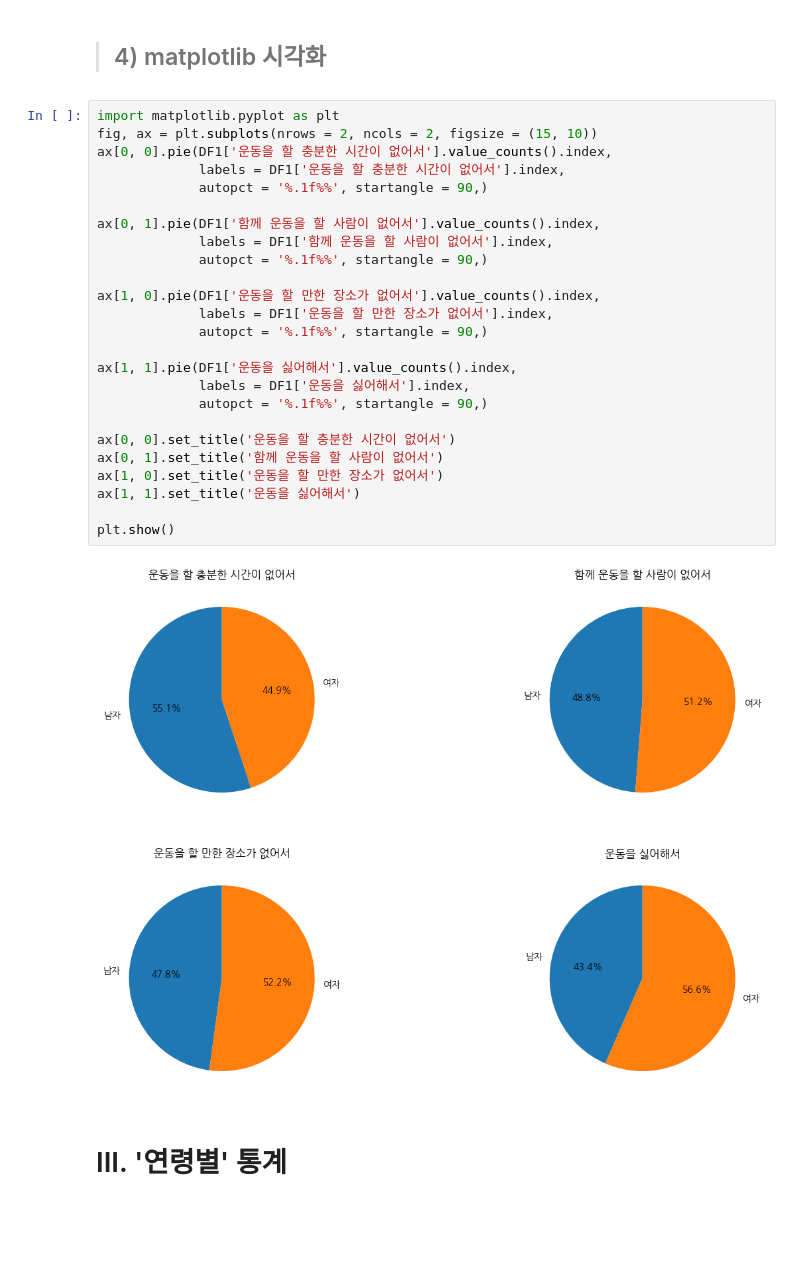
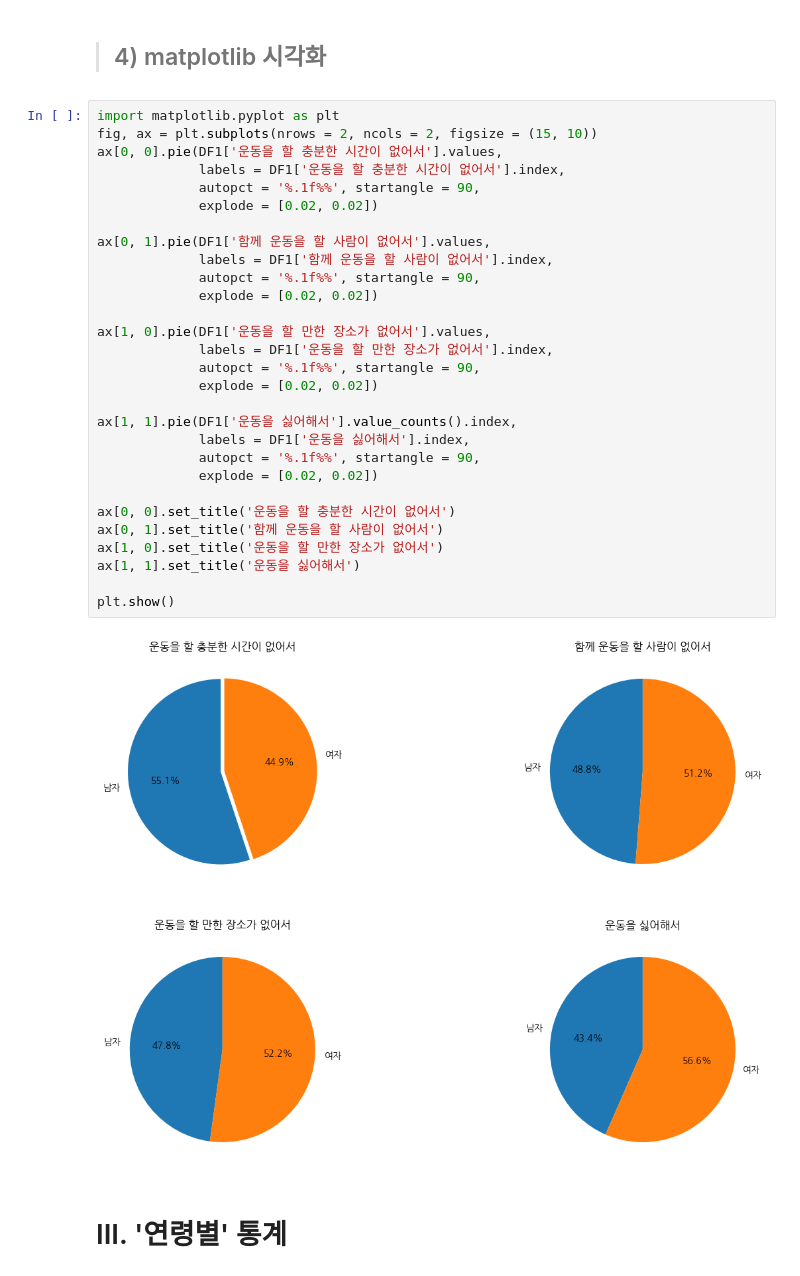
Before and after one commit to Imshyeon/2023_AI_BACKEND_AI, a Jupyter notebook: 실습과제_001_notExercise_강수현.ipynb, the cells around one changed output. Cells and saved outputs as stored; diff of their text form; blank space fills up the shorter version.

```diff
--- a/실습과제_001_notExercise_강수현.ipynb
+++ b/실습과제_001_notExercise_강수현.ipynb
@@ -221,30 +221,34 @@ DF1
 # %%
 import matplotlib.pyplot as plt
 fig, ax = plt.subplots(nrows = 2, ncols = 2, figsize = (15, 10))
-ax[0, 0].pie(DF1['운동을 할 충분한 시간이 없어서'].value_counts().index,
+ax[0, 0].pie(DF1['운동을 할 충분한 시간이 없어서'].values,
              labels = DF1['운동을 할 충분한 시간이 없어서'].index,
-             autopct = '%.1f%%', startangle = 90,)
+             autopct = '%.1f%%', startangle = 90,
+             explode = [0.02, 0.02])
 
-ax[0, 1].pie(DF1['함께 운동을 할 사람이 없어서'].value_counts().index,
+ax[0, 1].pie(DF1['함께 운동을 할 사람이 없어서'].values,
              labels = DF1['함께 운동을 할 사람이 없어서'].index,
-             autopct = '%.1f%%', startangle = 90,)
+             autopct = '%.1f%%', startangle = 90,
+             explode = [0.02, 0.02])
 
-ax[1, 0].pie(DF1['운동을 할 만한 장소가 없어서'].value_counts().index,
+ax[1, 0].pie(DF1['운동을 할 만한 장소가 없어서'].values,
              labels = DF1['운동을 할 만한 장소가 없어서'].index,
-             autopct = '%.1f%%', startangle = 90,)
+             autopct = '%.1f%%', startangle = 90,
+             explode = [0.02, 0.02])
 
 ax[1, 1].pie(DF1['운동을 싫어해서'].value_counts().index,
              labels = DF1['운동을 싫어해서'].index,
-             autopct = '%.1f%%', startangle = 90,)
+             autopct = '%.1f%%', startangle = 90,
+             explode = [0.02, 0.02])
 
 ax[0, 0].set_title('운동을 할 충분한 시간이 없어서')
 ax[0, 1].set_title('함께 운동을 할 사람이 없어서')
 ax[1, 0].set_title('운동을 할 만한 장소가 없어서')
 ax[1, 1].set_title('운동을 싫어해서')
 
 plt.show()
 # %% [output]
-[figure, old version]
+[figure, new version]
 # %% [markdown]
 # III. '연령별' 통계
 # %% [markdown]
```
Also changed, not shown: parts of 2 cells of this notebook.
